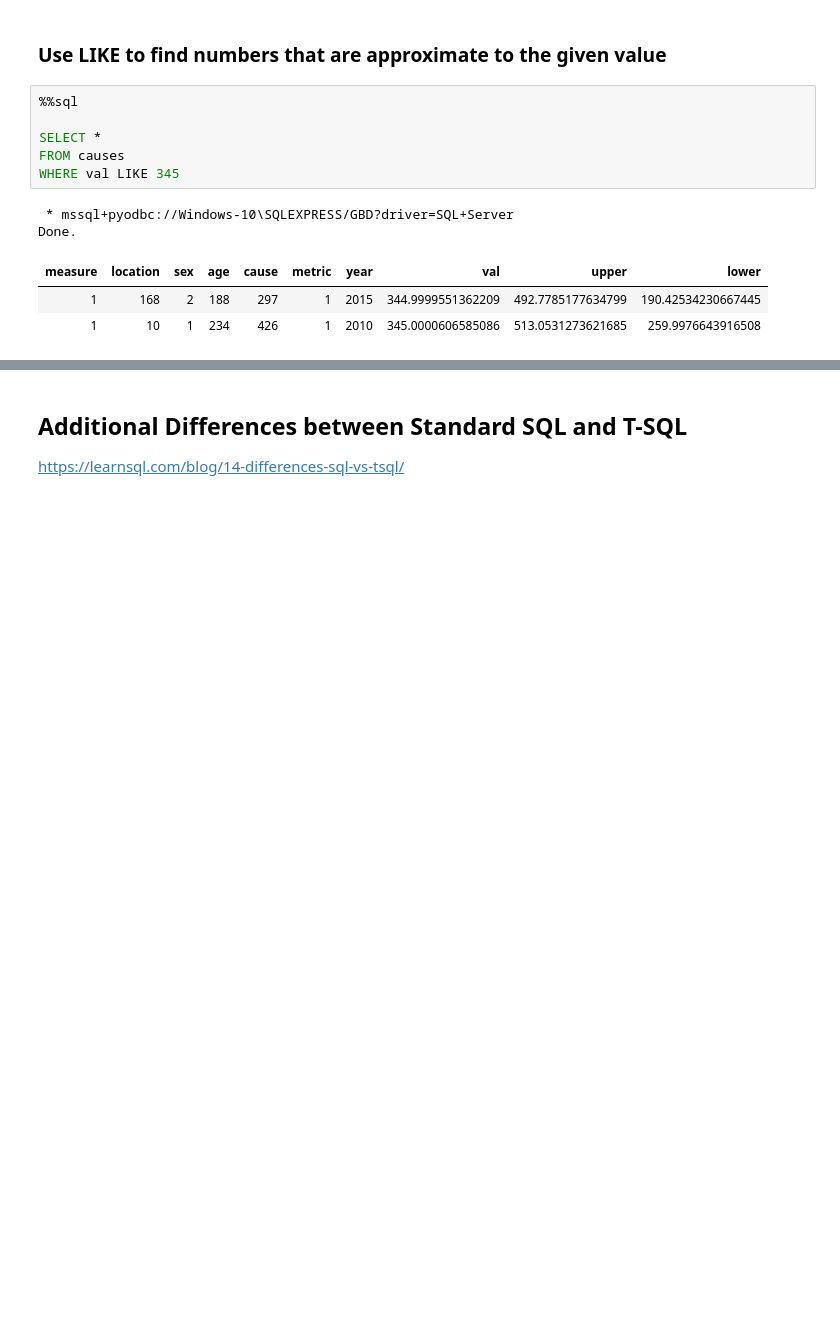
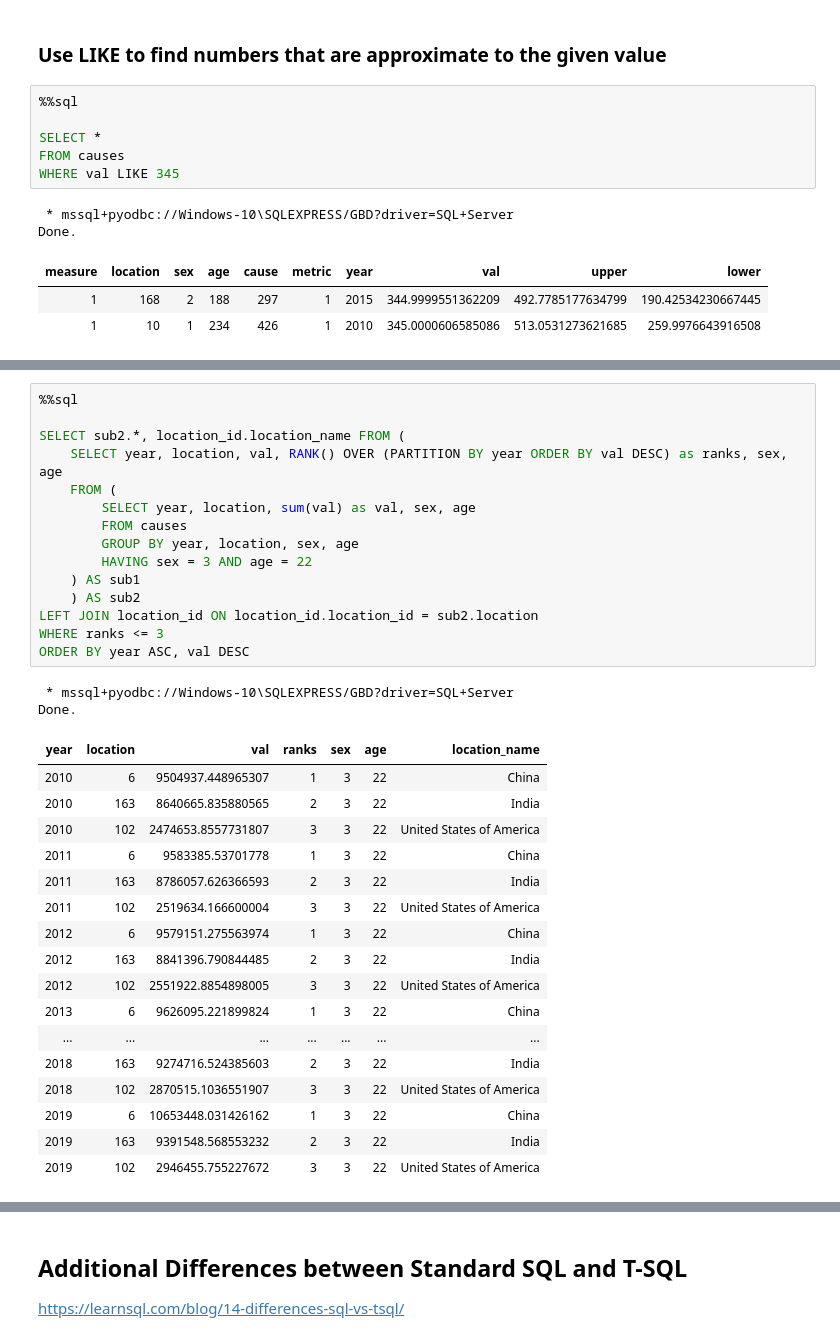
Before and after one commit to yzaya/GBD-T-SQL-Analysis, a Jupyter notebook: T-SQL windows.ipynb, the cells around one changed output, grey strips where cells are left out. Saved outputs shown, nothing was run; the diff lists cells and outputs as text; blank space fills up the shorter version.

Commit message:
more content--window functions, subqueries

```diff
--- a/T-SQL windows.ipynb
+++ b/T-SQL windows.ipynb
@@ -590,0 +671,35 @@ Done.
+# %%
+%%sql
+
+SELECT sub2.*, location_id.location_name FROM (
+    SELECT year, location, val, RANK() OVER (PARTITION BY year ORDER BY val DESC) as ranks, sex, age
+    FROM (
+        SELECT year, location, sum(val) as val, sex, age
+        FROM causes
+        GROUP BY year, location, sex, age
+        HAVING sex = 3 AND age = 22
+    ) AS sub1
+    ) AS sub2
+LEFT JOIN location_id ON location_id.location_id = sub2.location
+WHERE ranks <= 3
+ORDER BY year ASC, val DESC
+# %% [output]
+ * mssql+pyodbc://Windows-10\SQLEXPRESS/GBD?driver=SQL+Server
+Done.
+| year | location | val | ranks | sex | age | location_name |
+| 2010 | 6 | 9504937.448965307 | 1 | 3 | 22 | China |
+| 2010 | 163 | 8640665.835880565 | 2 | 3 | 22 | India |
+| 2010 | 102 | 2474653.8557731807 | 3 | 3 | 22 | United States of America |
+| 2011 | 6 | 9583385.53701778 | 1 | 3 | 22 | China |
+| 2011 | 163 | 8786057.626366593 | 2 | 3 | 22 | India |
+| 2011 | 102 | 2519634.166600004 | 3 | 3 | 22 | United States of America |
+| 2012 | 6 | 9579151.275563974 | 1 | 3 | 22 | China |
+| 2012 | 163 | 8841396.790844485 | 2 | 3 | 22 | India |
+| 2012 | 102 | 2551922.8854898005 | 3 | 3 | 22 | United States of America |
+| 2013 | 6 | 9626095.221899824 | 1 | 3 | 22 | China |
+| ... | ... | ... | ... | ... | ... | ... |
+| 2018 | 163 | 9274716.524385603 | 2 | 3 | 22 | India |
+| 2018 | 102 | 2870515.1036551907 | 3 | 3 | 22 | United States of America |
+| 2019 | 6 | 10653448.031426162 | 1 | 3 | 22 | China |
+| 2019 | 163 | 9391548.568553232 | 2 | 3 | 22 | India |
+| 2019 | 102 | 2946455.755227672 | 3 | 3 | 22 | United States of America |
```
Also changed, not shown: parts of 33 cells of this notebook.
